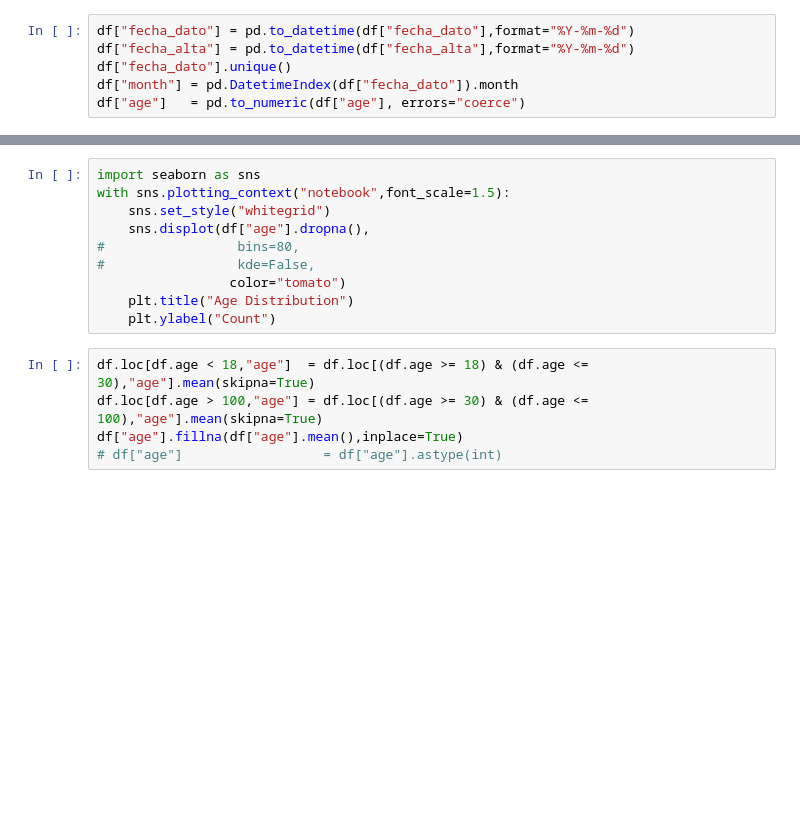
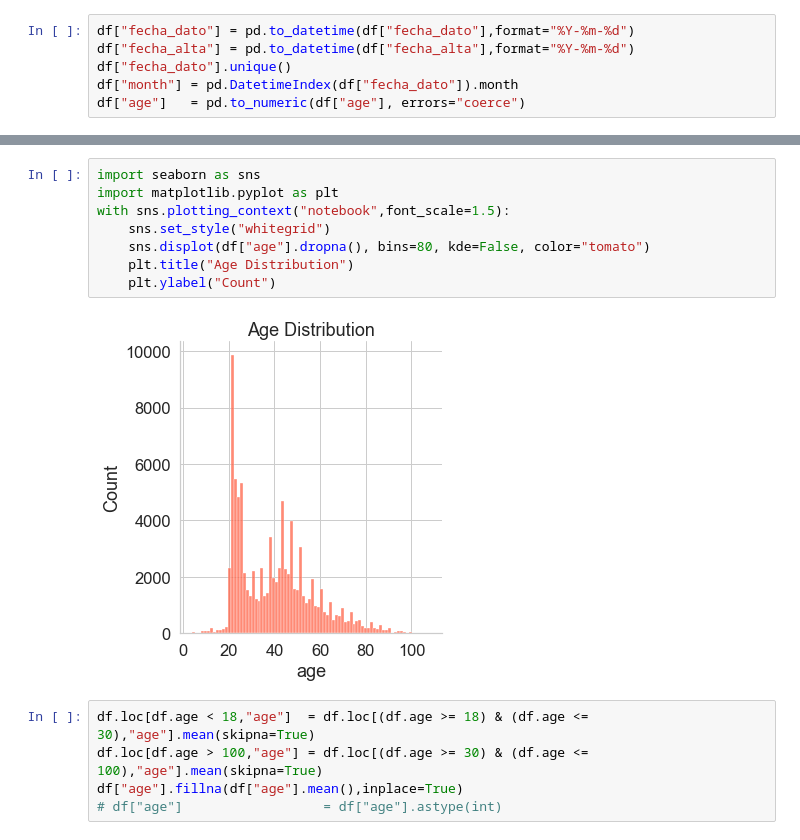
Before and after one commit to ntu-ben/11101_NTUDS_Team08_Final, a Jupyter notebook: FeatureSelection.ipynb, the cells around one changed output, grey strips where cells are left out. Saved outputs shown, nothing was run; the diff lists cells and outputs as text; blank space fills up the shorter version.

```diff
--- a/FeatureSelection.ipynb
+++ b/FeatureSelection.ipynb
@@ -40,13 +68,13 @@ df.isnull().any()
 # %%
 import seaborn as sns
+import matplotlib.pyplot as plt
 with sns.plotting_context("notebook",font_scale=1.5):
     sns.set_style("whitegrid")
-    sns.displot(df["age"].dropna(),
-#                 bins=80,
-#                 kde=False,
-                 color="tomato")
+    sns.displot(df["age"].dropna(), bins=80, kde=False, color="tomato")
     plt.title("Age Distribution")
     plt.ylabel("Count")
+# %% [output]
+[figure, added]
 # %%
 df.loc[df.age < 18,"age"]  = df.loc[(df.age >= 18) & (df.age <= 30),"age"].mean(skipna=True)
 df.loc[df.age > 100,"age"] = df.loc[(df.age >= 30) & (df.age <= 100),"age"].mean(skipna=True)
```
Also changed, not shown: parts of 22 cells of this notebook, 1 other file.
